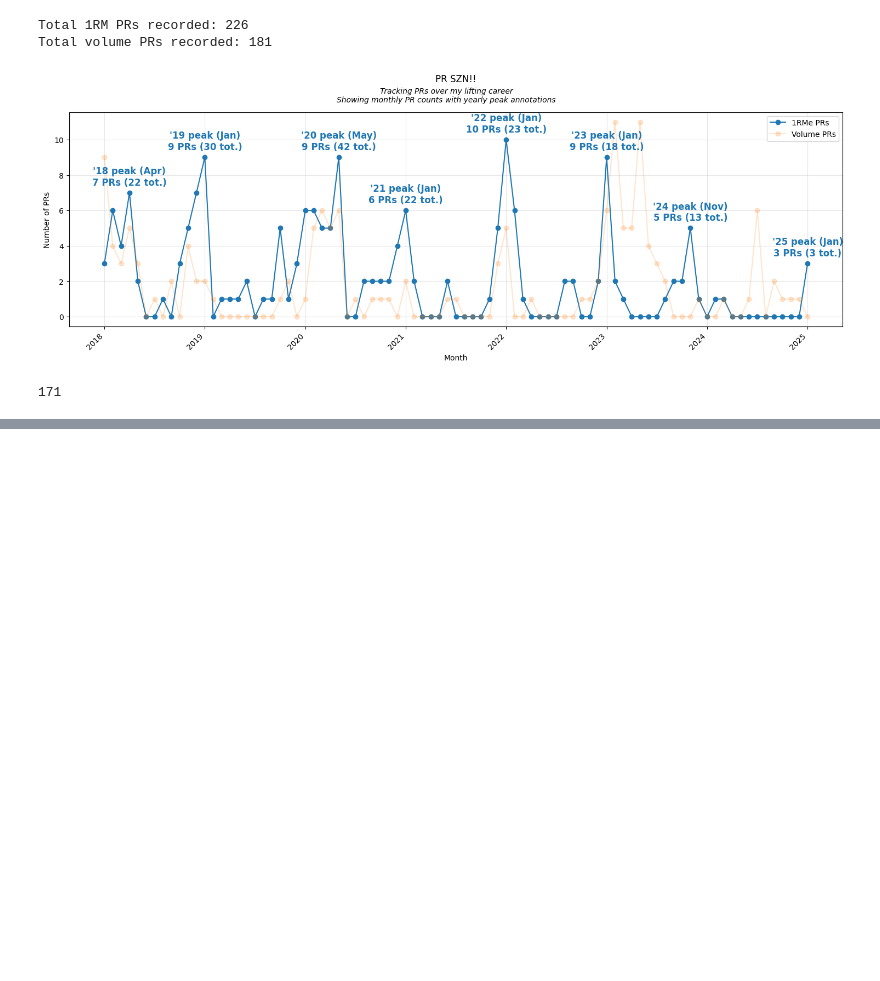
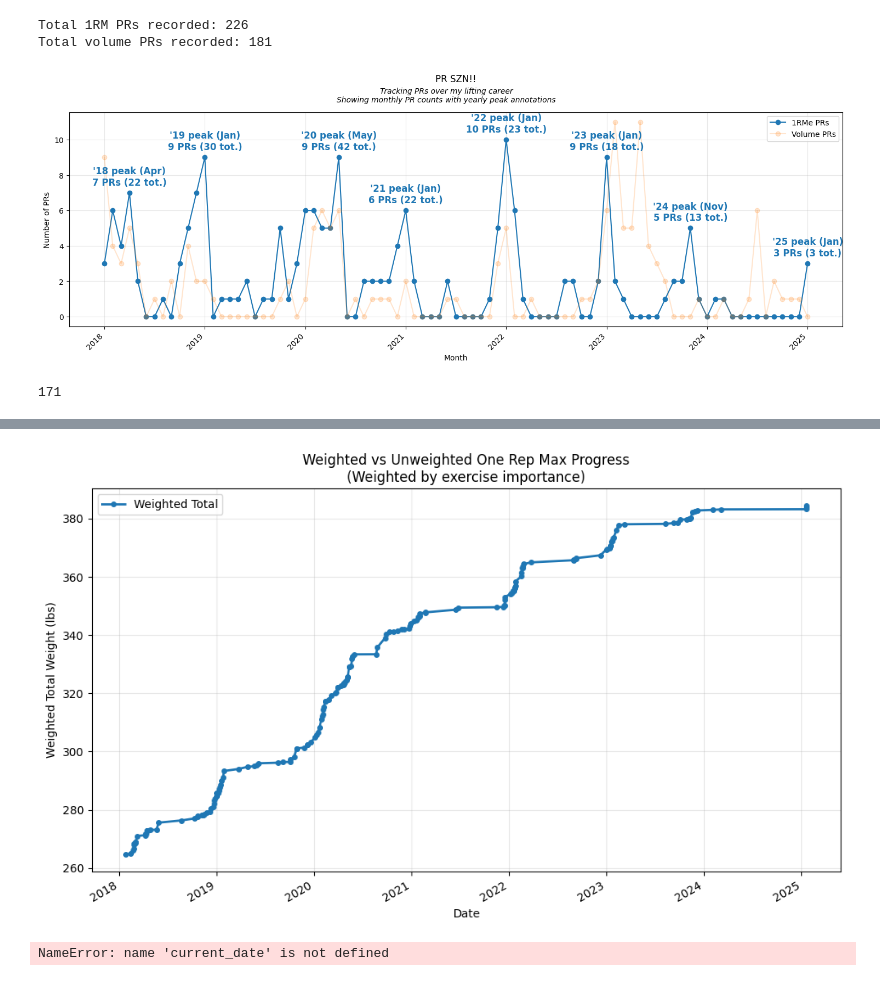
Before and after one commit to WeightliftingApp/WeightliftingApp-AnalyzeData, a Jupyter notebook: src/analyze_pr_szn.ipynb, the cells around one changed output, grey strips where cells are left out. Drawn from its saved outputs; the diff is of its cells as text; code cells hidden in the pictures; blank space fills up the shorter version.

```diff
--- a/src/analyze_pr_szn.ipynb
+++ b/src/analyze_pr_szn.ipynb
@@ -359,0 +379,62 @@ plt.show()
+# %%
+favorite_exercise_weights = {
+    "70 degree incline press": 0.03,
+    "Flat Barbell Bench Press": 0.15,
+    "Flat Barbell Bench Press GVT": 0.03,
+    "Incline Barbell Bench Press": 0.02,
+    "T-Bar Bent Rows": 0.08,
+    "Close-grip Bench Press": 0.07,
+    "Barbell Conventional Curls": 0.03,
+    "Deadlifts": 0.15,
+    "Normal Lat Pulldowns": 0.07,
+    "One-arm Overhead Extensions": 0.03,
+    "Barbell Overhead Press": 0.12,
+    "Barbell Preacher Curls": 0.07,
+    "Back Squats": 0.15,
+}
+# %%
+# Calculate weighted running 1RMs
+weighted_running_one_rms = {}
+all_weighted_agg_one_rms = []
+
+for pr in all_one_rm_prs:
+    exercise = pr[1]
+    weight = favorite_exercise_weights.get(exercise, 0)
+    weighted_running_one_rms[exercise] = pr[2] * weight
+    if len(weighted_running_one_rms) == len(favorite_exercises):
+        all_weighted_agg_one_rms.append((pr[0], sum(weighted_running_one_rms.values())))
+
+# Extract dates and values
+weighted_dates = [x[0] for x in all_weighted_agg_one_rms]
+weighted_totals = [x[1] for x in all_weighted_agg_one_rms]
+
+# Create the plot with both weighted and unweighted data
+plt.figure(figsize=(10, 6))
+
+# Plot weighted data
+plt.plot(
+    weighted_dates,
+    weighted_totals,
+    marker="o",
+    linestyle="-",
+    label="Weighted Total",
+    linewidth=2,
+    markersize=4,
+)
+
+# Customize the plot
+plt.title(
+    "Weighted vs Unweighted One Rep Max Progress\n(Weighted by exercise importance)"
+)
+plt.xlabel("Date")
+plt.ylabel("Weighted Total Weight (lbs)")
+plt.legend()
+
+# Format x-axis
+plt.gcf().autofmt_xdate()
+plt.grid(True, alpha=0.3)
+plt.tight_layout()
+plt.show()
+# %% [output]
+[figure, added]
+NameError: name 'current_date' is not defined
```
Also changed, not shown: parts of 4 cells of this notebook, 4 other files.
